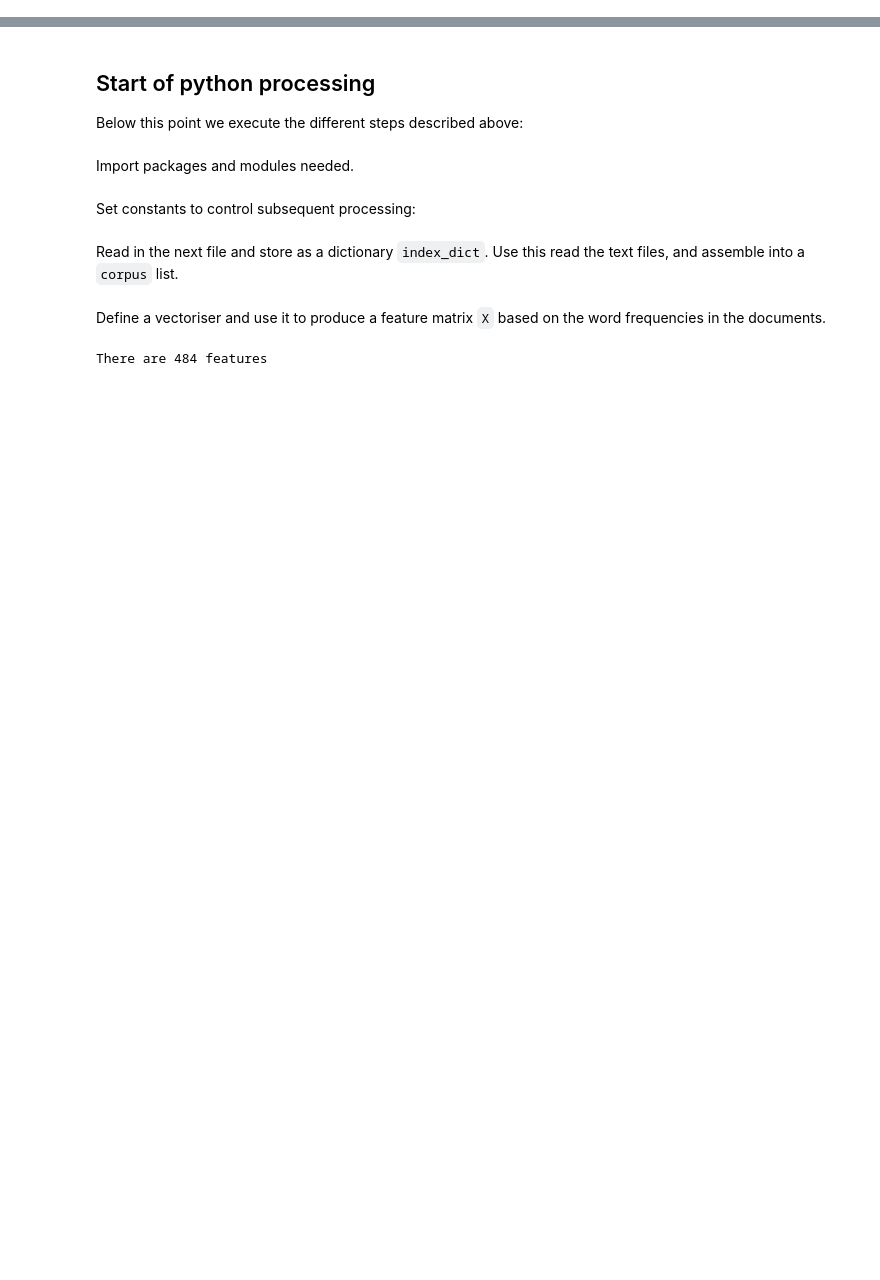
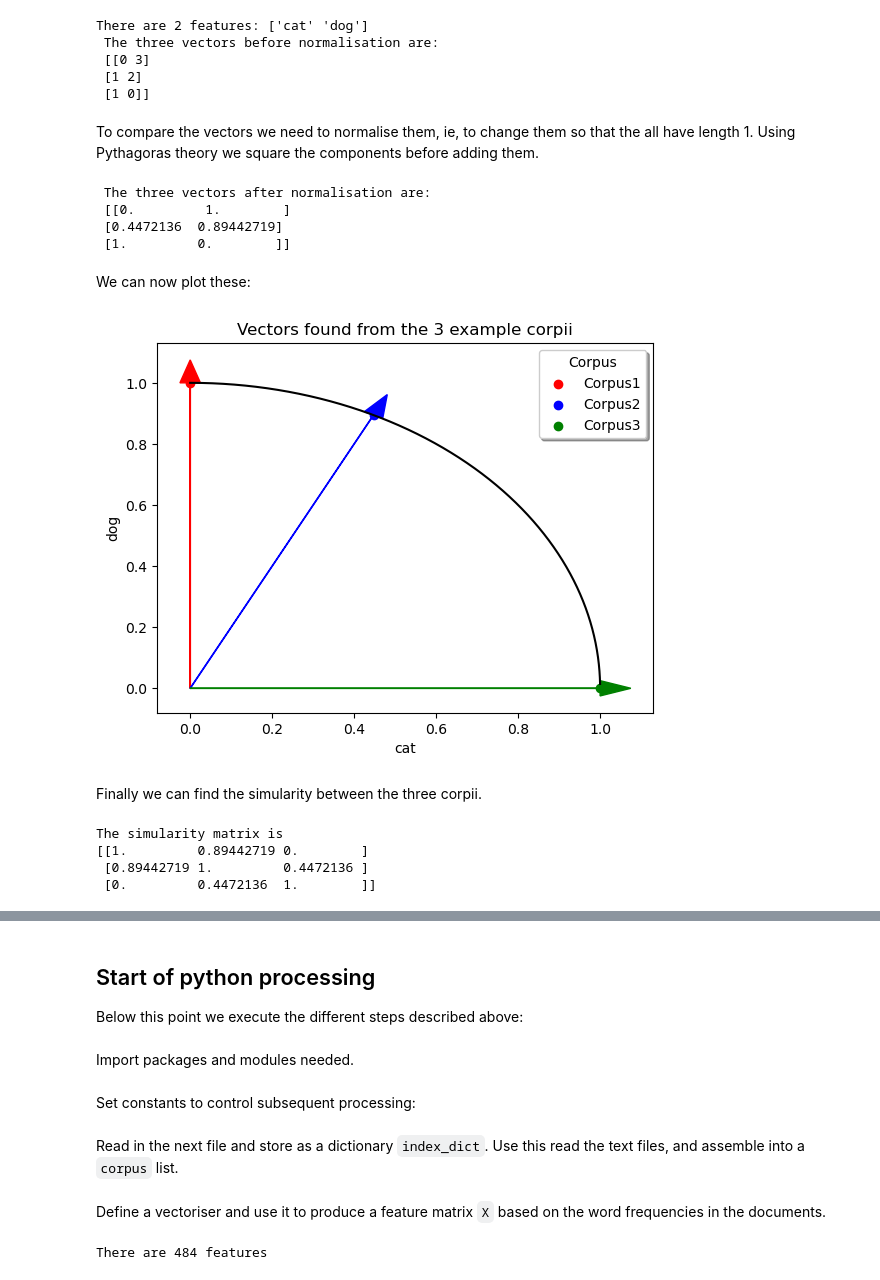
Before and after one commit to goldsmdn/little_magazines, a Jupyter notebook: manifesto_map.ipynb, the cells around one changed output, grey strips where cells are left out. Cells and saved outputs as stored; diff of their text form; code cells hidden in the pictures; blank space fills up the shorter version.

```diff
--- a/manifesto_map.ipynb
+++ b/manifesto_map.ipynb
@@ -73,0 +31,50 @@ The algorithm starts with each point representing a singleton cluster, and then
+# %%
+from sklearn.feature_extraction.text import CountVectorizer, TfidfVectorizer
+corpus0 = ['dog dog dog']
+corpus1 = ['cat dog dog']
+corpus2 = ['cat']
+corpus = corpus0 + corpus1 + corpus2 #concatenate the individual corpii
+vectorizer = CountVectorizer()
+X = vectorizer.fit_transform(corpus)
+
+feature_names = vectorizer.get_feature_names_out()
+print(f'There are {len(feature_names)} features: {feature_names}')
+
+un_normalised_vector = X.toarray()
+print(f' The three vectors before normalisation are: \n {un_normalised_vector}')
+# %% [output]
+There are 2 features: ['cat' 'dog']
+ The three vectors before normalisation are:
+ [[0 3]
+ [1 2]
+ [1 0]]
+# %% [markdown]
+To compare the vectors we need to normalise them, ie, to change them so that the all have length 1.  Using Pythagoras theory we square the components before adding them.
+# %%
+
+from sklearn.preprocessing import normalize
+normalised_vectors = normalize(un_normalised_vector, axis=1, norm='l2')
+print(f' The three vectors after normalisation are: \n {normalised_vectors}')
+# %% [output]
+ The three vectors after normalisation are:
+ [[0.         1.        ]
+ [0.4472136  0.89442719]
+ [1.         0.        ]]
+# %% [markdown]
+We can now plot these:
+# %%
+from plot_functions import vector_plot
+vector_plot(normalised_vectors, feature_names)
+# %% [output]
+[figure, added]
+# %% [markdown]
+Finally we can find the simularity between the three corpii.
+# %%
+from sklearn.metrics.pairwise import cosine_similarity
+simularity_matrix = cosine_similarity(un_normalised_vector)
+print(f'The simularity matrix is \n{simularity_matrix}')
+# %% [output]
+The simularity matrix is
+[[1.         0.89442719 0.        ]
+ [0.89442719 1.         0.4472136 ]
+ [0.         0.4472136  1.        ]]
```
Also changed, not shown: parts of 12 cells of this notebook, 3 other files.
